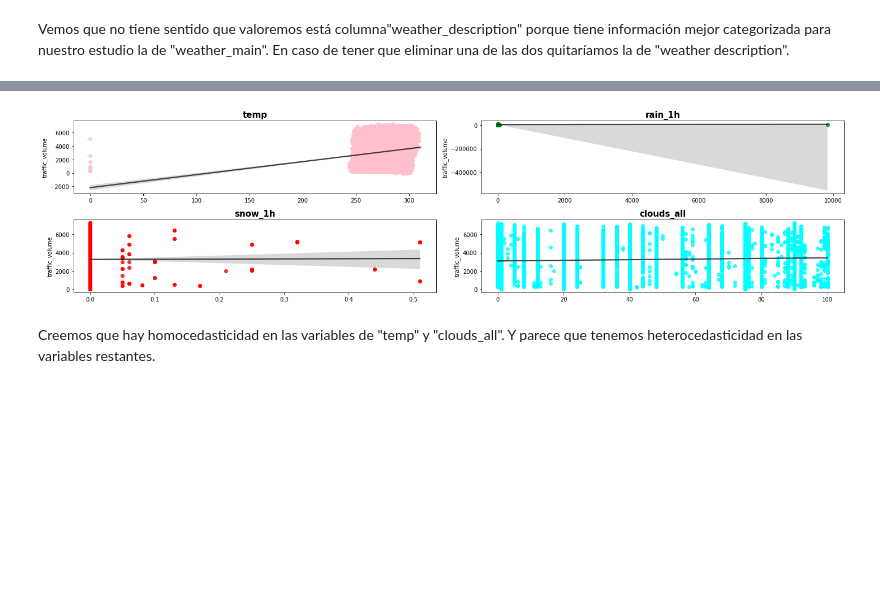
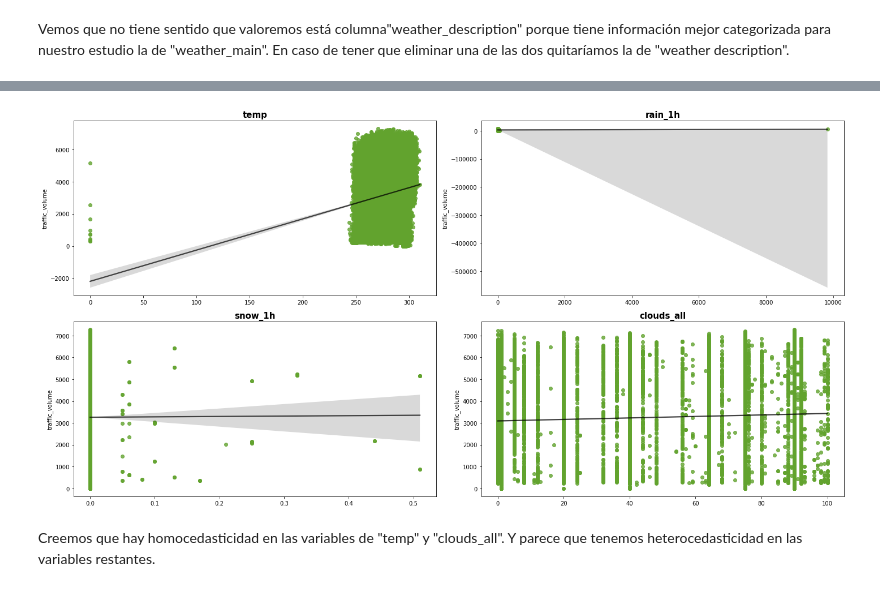
Before and after one commit to Adalab/DA-promo-c-modulo-3-sprint-1-Mina-Mai, a Jupyter notebook: Regresion_lineal/pp_regresion_lineal_03.ipynb, the cells around one changed output, grey strips where cells are left out. Saved outputs shown, nothing was run; the diff lists cells and outputs as text; code cells hidden in the pictures; blank space fills up the shorter version.

```diff
--- a/Regresion_lineal/pp_regresion_lineal_03.ipynb
+++ b/Regresion_lineal/pp_regresion_lineal_03.ipynb
@@ -21,5 +21,8 @@ from scipy.stats import levene
 # Configuración warnings
 import warnings
 warnings.filterwarnings('ignore')
+# %%
+plt.rcParams["figure.figsize"] = (20,10)
+sns.set_palette("PiYG_r")
 # %%
 df = pd.read_csv("../archivos/metro_1.csv", index_col=0)
@@ -95,28 +69,26 @@ Text(0, 0.5, 'Descripción del tiempo')
 # %%
-fig, axes = plt.subplots(nrows = 2, ncols = 2, figsize = (20, 5))
-
-lista_colores = ["pink", "green", "red", "cyan", "magenta", "orange"]
+fig, axes = plt.subplots(nrows = 2, ncols = 2)
 
 axes = axes.flat
 
 
 columnas_numeric = df.select_dtypes(include = np.number).drop('traffic_volume', axis=1)
 columnas_numeric = columnas_numeric.columns
 
 
 for i, colum in enumerate(columnas_numeric):
-    sns.regplot(data = df, x = colum, y = 'traffic_volume', color = lista_colores[i], line_kws = {"color": "black", "alpha": 0.7 }, ax = axes[i])
+    sns.regplot(data = df, x = colum, y = 'traffic_volume', line_kws = {"color": "black", "alpha": 0.7 }, ax = axes[i])
 
 
     axes[i].set_title(colum, fontsize = 15, fontweight = "bold")
 
     axes[i].tick_params(labelsize = 10)
 
     axes[i].set_xlabel("")
 
 fig.tight_layout();
 # %% [output]
-[figure, old version]
+[figure, new version]
 # %% [markdown]
 Creemos que hay homocedasticidad en las variables de "temp" y "clouds_all". Y parece que tenemos heterocedasticidad en las variables restantes.
 # %%
```
Also changed, not shown: parts of 8 cells of this notebook, 32 other files.
